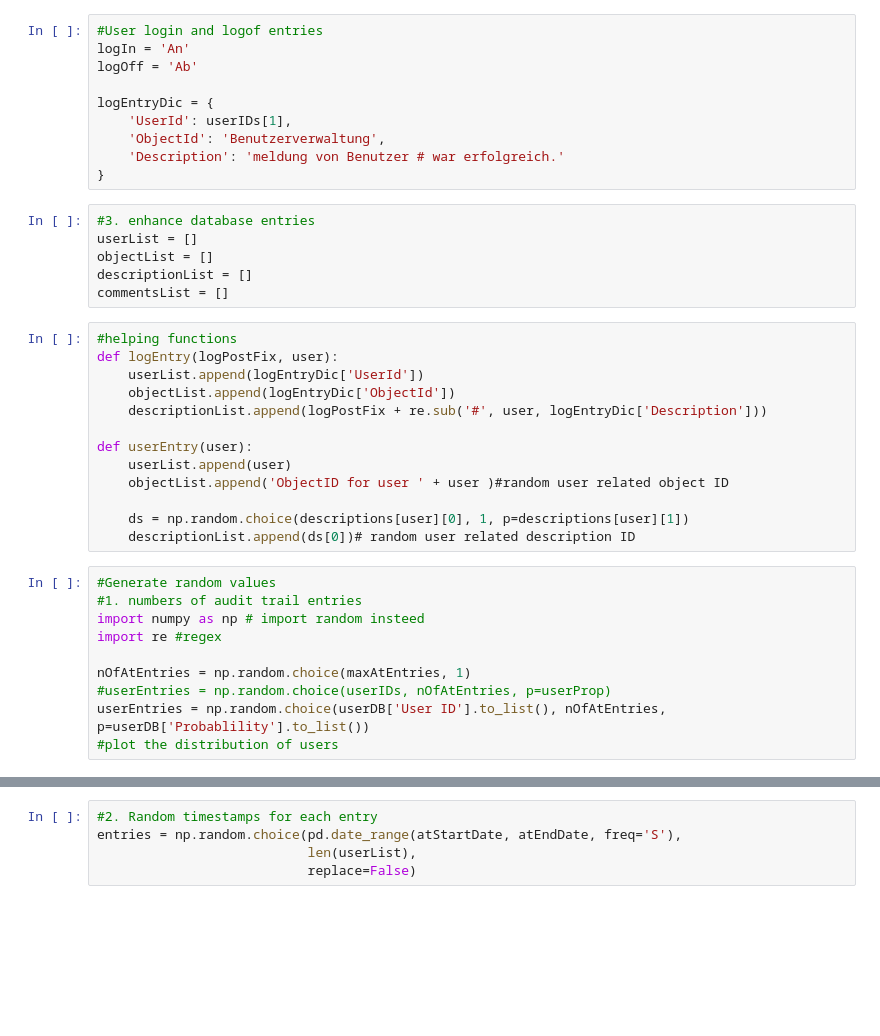
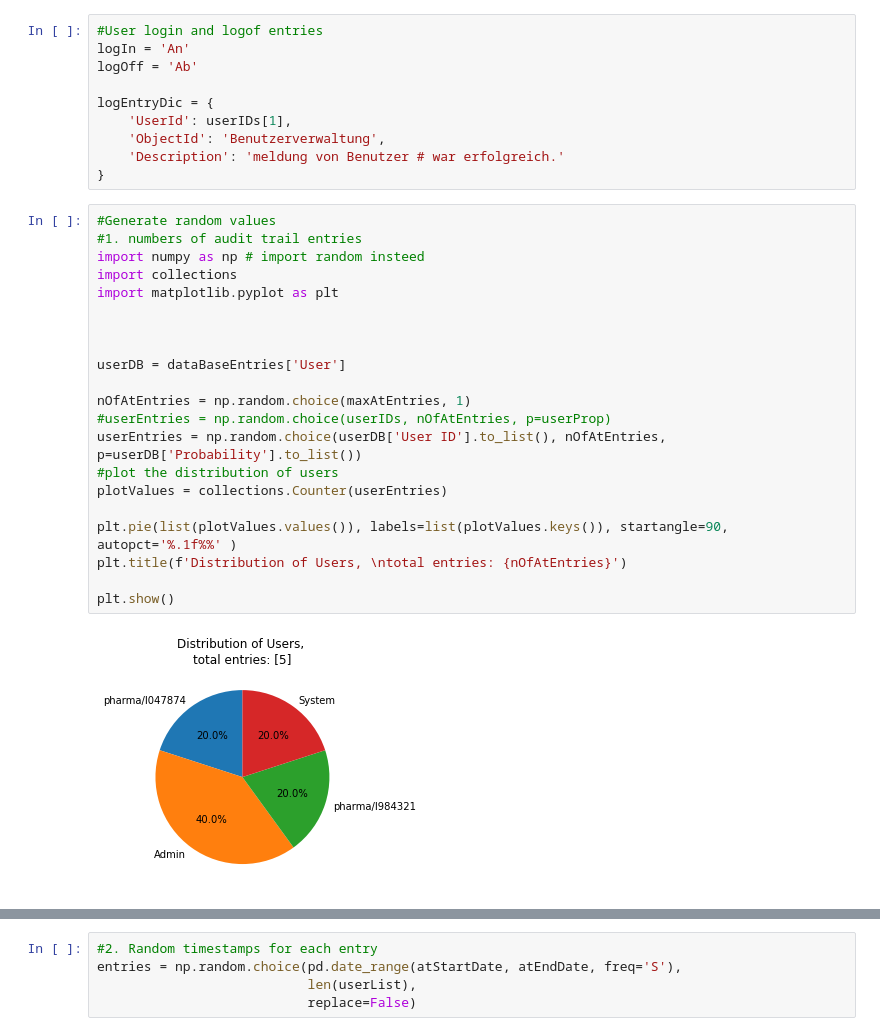
Before and after one commit to JsonFort/AtFileGenerator, a Jupyter notebook: AtFileGenerator.ipynb, the cells around one changed output, grey strips where cells are left out. Saved outputs shown, nothing was run; the diff lists cells and outputs as text; blank space fills up the shorter version.

```diff
--- a/AtFileGenerator.ipynb
+++ b/AtFileGenerator.ipynb
@@ -109,32 +241,26 @@ logEntryDic = {
     'ObjectId': 'Benutzerverwaltung',
     'Description': 'meldung von Benutzer # war erfolgreich.'
 }
-# %%
-#3. enhance database entries
-userList = []
-objectList = []
-descriptionList = []
-commentsList = []
-# %%
-#helping functions
-def logEntry(logPostFix, user):
-    userList.append(logEntryDic['UserId'])
-    objectList.append(logEntryDic['ObjectId'])
-    descriptionList.append(logPostFix + re.sub('#', user, logEntryDic['Description']))
-
-def userEntry(user):
-    userList.append(user)
-    objectList.append('ObjectID for user ' + user )#random user related object ID
-
-    ds = np.random.choice(descriptions[user][0], 1, p=descriptions[user][1])
-    descriptionList.append(ds[0])# random user related description ID
 # %%
 #Generate random values
 #1. numbers of audit trail entries
 import numpy as np # import random insteed
-import re #regex
+import collections
+import matplotlib.pyplot as plt
+
+
+
+userDB = dataBaseEntries['User']
 
 nOfAtEntries = np.random.choice(maxAtEntries, 1)
 #userEntries = np.random.choice(userIDs, nOfAtEntries, p=userProp)
-userEntries = np.random.choice(userDB['User ID'].to_list(), nOfAtEntries, p=userDB['Probablility'].to_list())
+userEntries = np.random.choice(userDB['User ID'].to_list(), nOfAtEntries, p=userDB['Probability'].to_list())
 #plot the distribution of users
+plotValues = collections.Counter(userEntries)
+
+plt.pie(list(plotValues.values()), labels=list(plotValues.keys()), startangle=90, autopct='%.1f%%' )
+plt.title(f'Distribution of Users, \ntotal entries: {nOfAtEntries}')
+
+plt.show()
+# %% [output]
+[figure, added]
```
Also changed, not shown: parts of 14 cells of this notebook.
